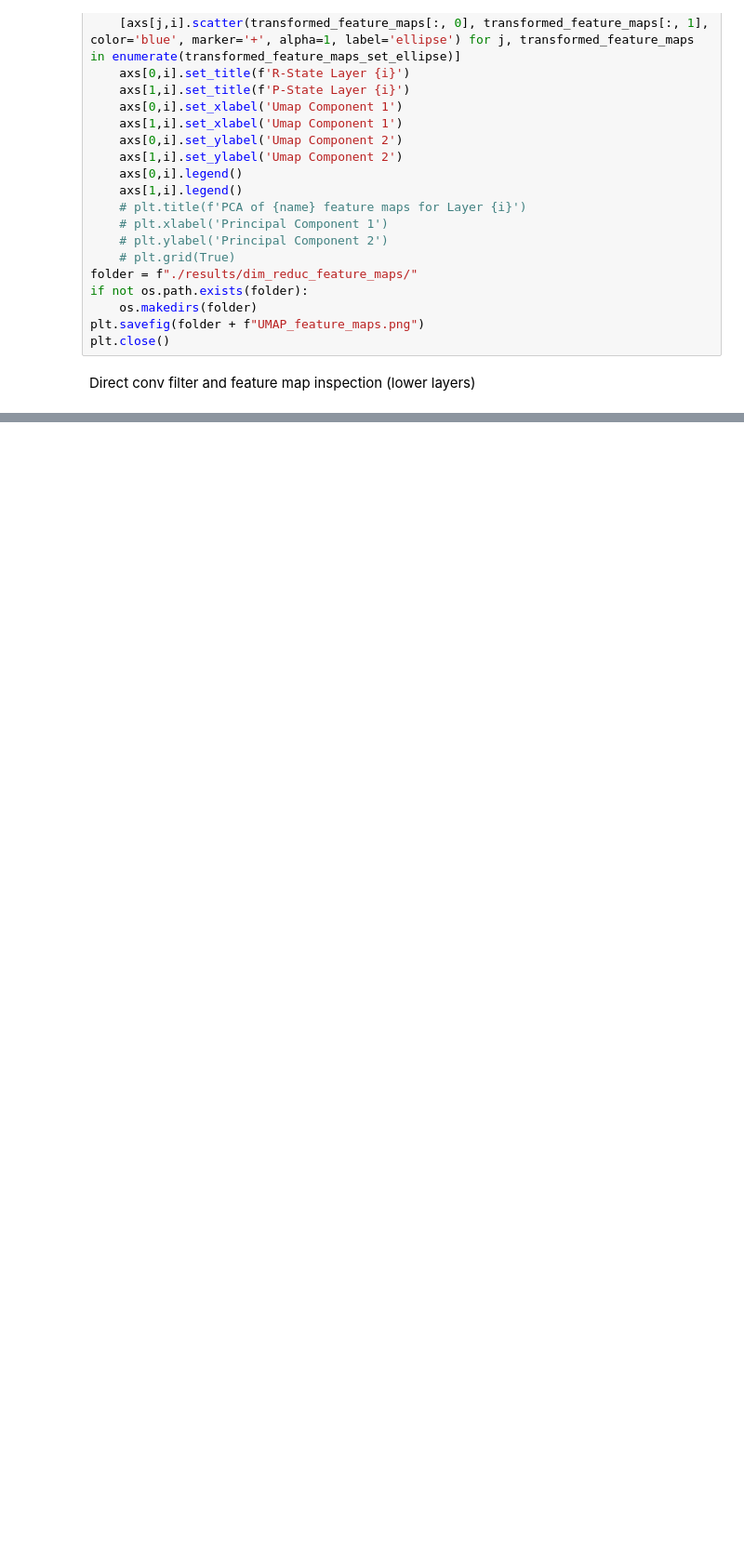
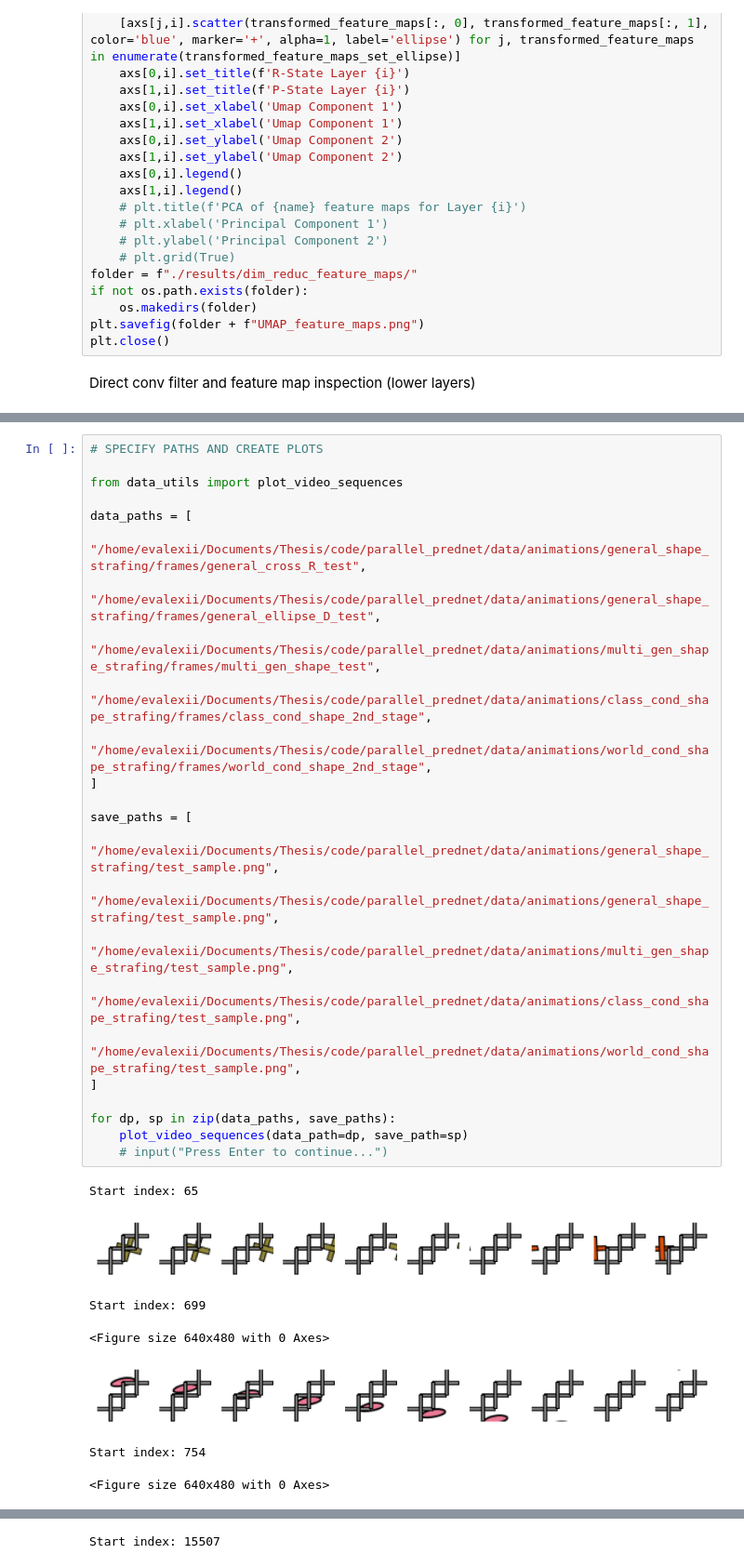
Before and after one commit to ofSingularMind/parallel_prednet, a Jupyter notebook: interpret_PPN_interactive.ipynb, the cells around one changed output, grey strips where cells are left out. Shown: that part at 93% size. Saved outputs shown, nothing was run; the diff lists cells and outputs as text; blank space fills up the shorter version.

```diff
--- a/interpret_PPN_interactive.ipynb
+++ b/interpret_PPN_interactive.ipynb
@@ -1086,0 +1091,32 @@ Direct conv filter and feature map inspection (lower layers)
+# %%
+# SPECIFY PATHS AND CREATE PLOTS
+
+from data_utils import plot_video_sequences
+
+data_paths = [
+    "/home/evalexii/Documents/Thesis/code/parallel_prednet/data/animations/general_shape_strafing/frames/general_cross_R_test",
+    "/home/evalexii/Documents/Thesis/code/parallel_prednet/data/animations/general_shape_strafing/frames/general_ellipse_D_test",
+    "/home/evalexii/Documents/Thesis/code/parallel_prednet/data/animations/multi_gen_shape_strafing/frames/multi_gen_shape_test",
+    "/home/evalexii/Documents/Thesis/code/parallel_prednet/data/animations/class_cond_shape_strafing/frames/class_cond_shape_2nd_stage",
+    "/home/evalexii/Documents/Thesis/code/parallel_prednet/data/animations/world_cond_shape_strafing/frames/world_cond_shape_2nd_stage",
+]
+
+save_paths = [
+    "/home/evalexii/Documents/Thesis/code/parallel_prednet/data/animations/general_shape_strafing/test_sample.png",
+    "/home/evalexii/Documents/Thesis/code/parallel_prednet/data/animations/general_shape_strafing/test_sample.png",
+    "/home/evalexii/Documents/Thesis/code/parallel_prednet/data/animations/multi_gen_shape_strafing/test_sample.png",
+    "/home/evalexii/Documents/Thesis/code/parallel_prednet/data/animations/class_cond_shape_strafing/test_sample.png",
+    "/home/evalexii/Documents/Thesis/code/parallel_prednet/data/animations/world_cond_shape_strafing/test_sample.png",
+]
+
+for dp, sp in zip(data_paths, save_paths):
+    plot_video_sequences(data_path=dp, save_path=sp)
+    # input("Press Enter to continue...")
+# %% [output]
+Start index: 65
+[figure, added]
+Start index: 699
+<Figure size 640x480 with 0 Axes>
+[figure, added]
+Start index: 754
+<Figure size 640x480 with 0 Axes>
@@ -1086,0 +1124 @@ Direct conv filter and feature map inspection (lower layers)
+Start index: 15507
```
Also changed, not shown: parts of 3 cells of this notebook, 6 other files.
